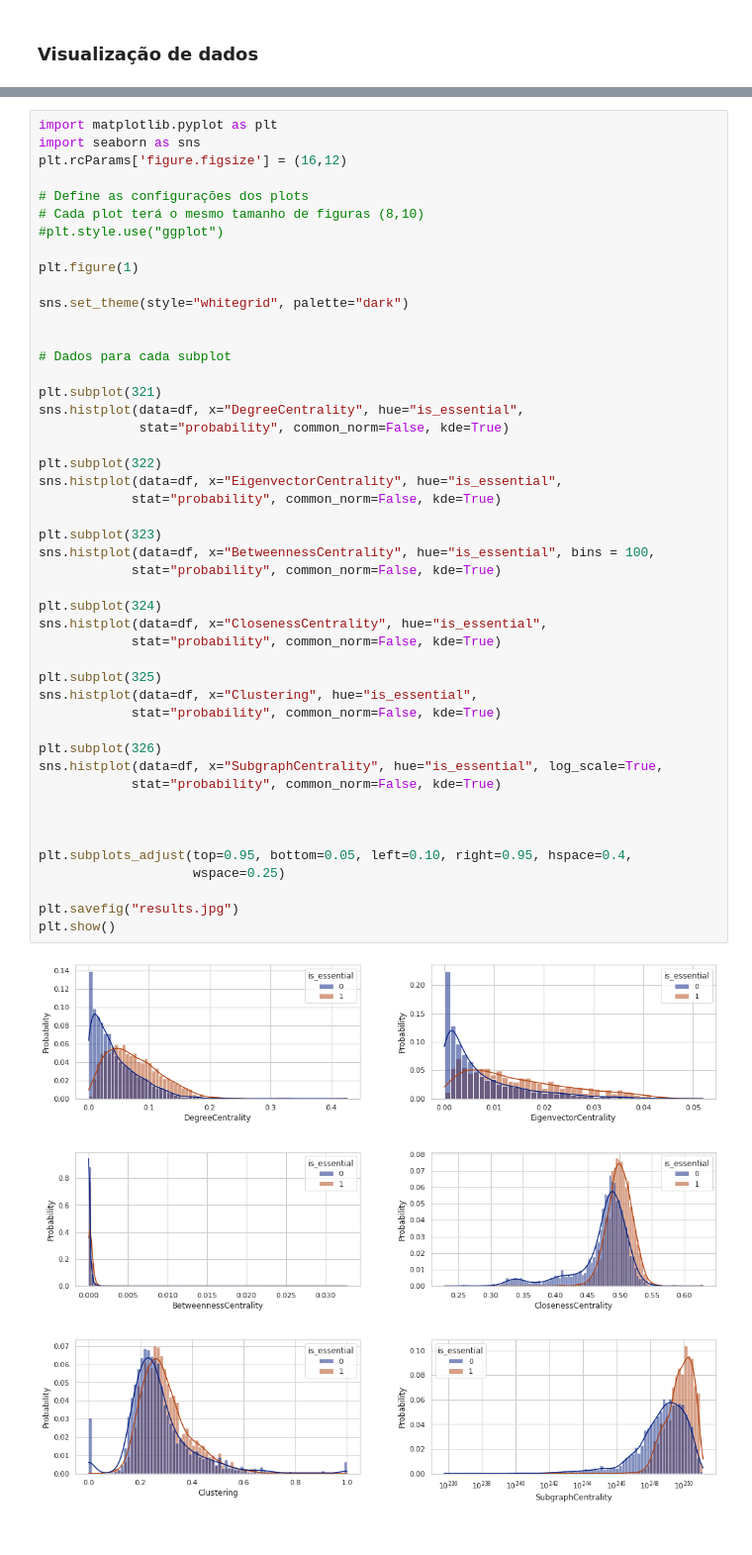
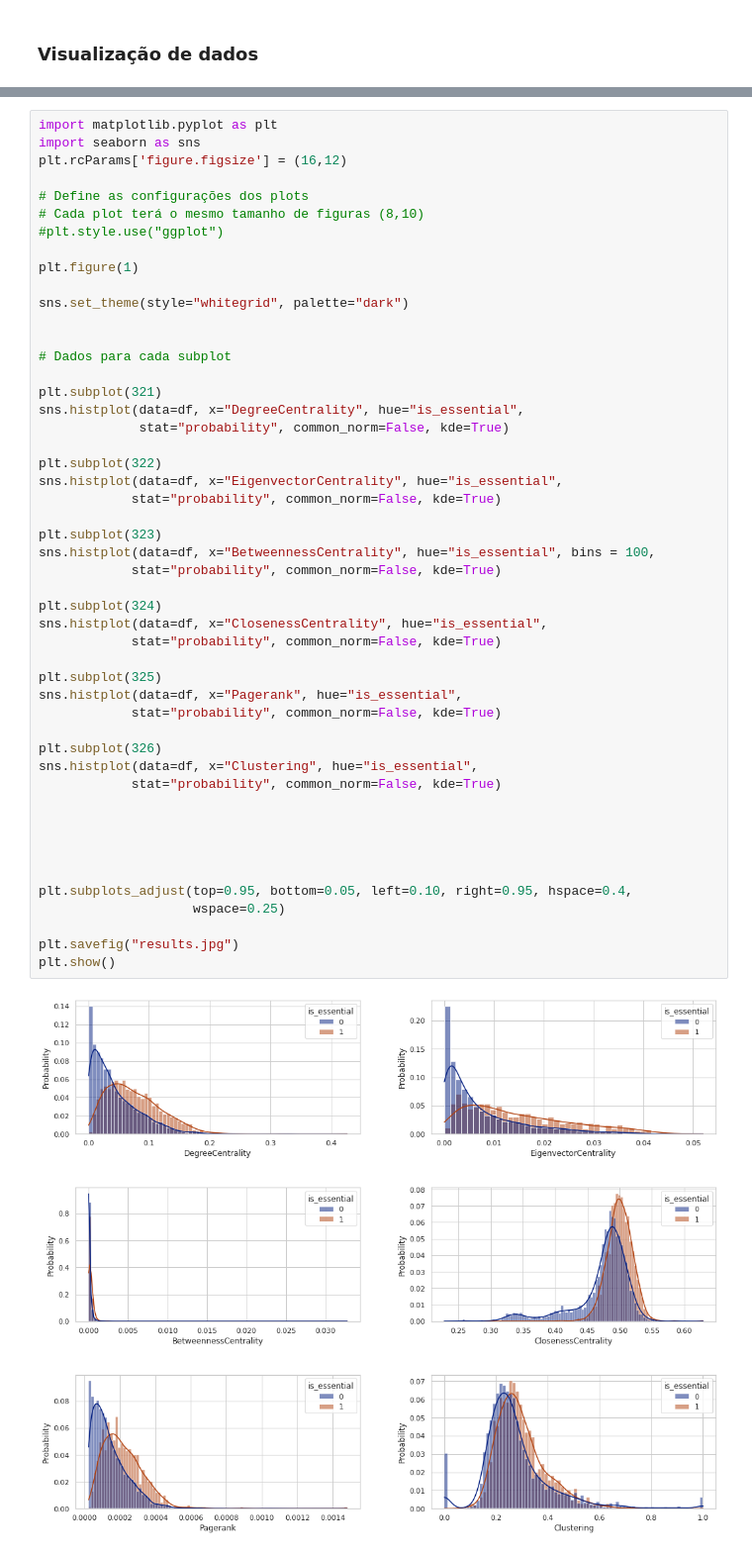
Before and after one commit to JessicaIta/deg-data-essentiality, a Jupyter notebook: STRING-deg-essenciality.ipynb, the cells around one changed output, grey strips where cells are left out. Shown at 99% size. Saved outputs shown, nothing was run; the diff lists cells and outputs as text.

```diff
--- a/STRING-deg-essenciality.ipynb
+++ b/STRING-deg-essenciality.ipynb
@@ -399,34 +406,36 @@ sns.set_theme(style="whitegrid", palette="dark")
 
 plt.subplot(321)
 sns.histplot(data=df, x="DegreeCentrality", hue="is_essential",
              stat="probability", common_norm=False, kde=True)
 
 plt.subplot(322)
 sns.histplot(data=df, x="EigenvectorCentrality", hue="is_essential",
             stat="probability", common_norm=False, kde=True)
 
 plt.subplot(323)
 sns.histplot(data=df, x="BetweennessCentrality", hue="is_essential", bins = 100,
             stat="probability", common_norm=False, kde=True)
 
 plt.subplot(324)
 sns.histplot(data=df, x="ClosenessCentrality", hue="is_essential",
             stat="probability", common_norm=False, kde=True)
 
 plt.subplot(325)
+sns.histplot(data=df, x="Pagerank", hue="is_essential",
+            stat="probability", common_norm=False, kde=True)
+
+plt.subplot(326)
 sns.histplot(data=df, x="Clustering", hue="is_essential",
             stat="probability", common_norm=False, kde=True)
 
-plt.subplot(326)
-sns.histplot(data=df, x="SubgraphCentrality", hue="is_essential", log_scale=True,
-            stat="probability", common_norm=False, kde=True)
+
 
 
 
 plt.subplots_adjust(top=0.95, bottom=0.05, left=0.10, right=0.95, hspace=0.4,
                     wspace=0.25)
 
 plt.savefig("results.jpg")
 plt.show()
 # %% [output]
-[figure, old version]
+[figure, new version]
```
Also changed, not shown: parts of 12 cells of this notebook.
